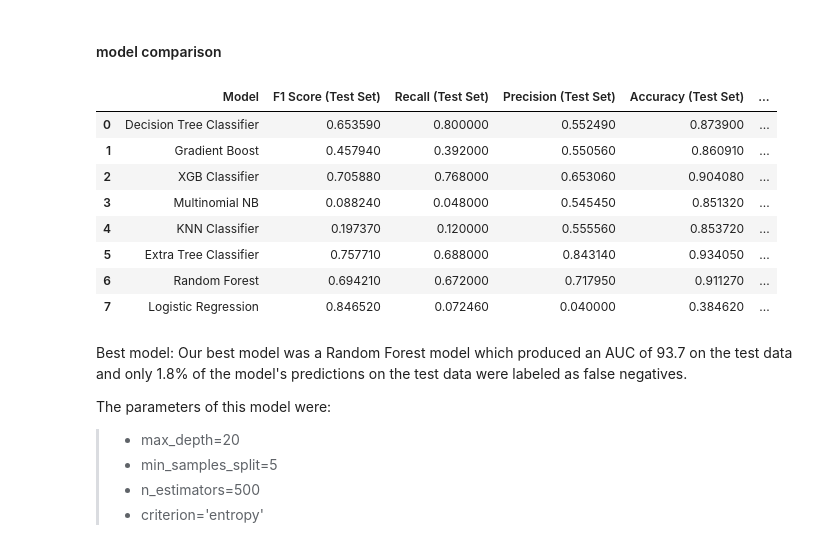
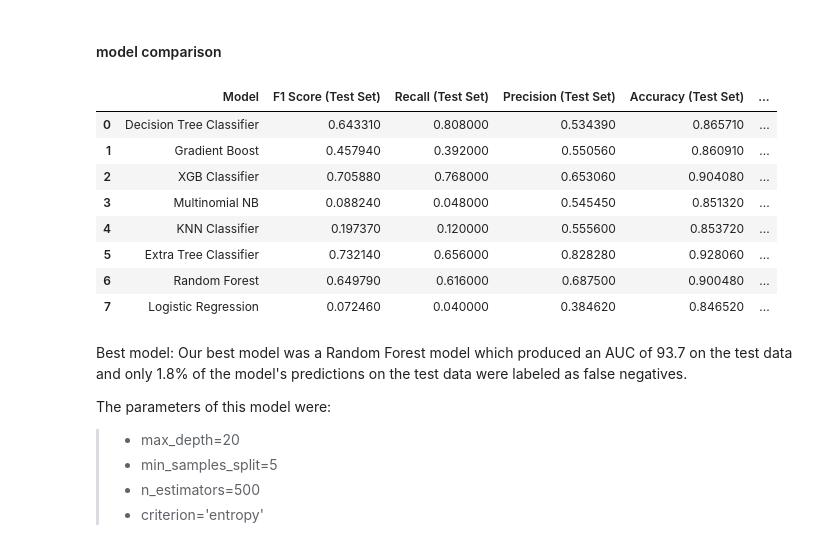
Before and after one commit to Malvis-Kagiri55/phase_3_project, a Jupyter notebook: churn_project.ipynb, the cells around one changed output. Saved outputs shown, nothing was run; the diff lists cells and outputs as text; code cells hidden in the pictures.

```diff
--- a/churn_project.ipynb
+++ b/churn_project.ipynb
@@ -1141,46 +1095,46 @@ Please also refer to the documentation for alternative solver options:
 # import dataframe_image as dfi
 # import nbconvert
 comparison_frame = pd.DataFrame({'Model':['Decision Tree Classifier',
                                           'Gradient Boost',
                                           'XGB Classifier',
                                           'Multinomial NB',
                                           'KNN Classifier',
                                           'Extra Tree Classifier',
                                           'Random Forest',
                                           'Logistic Regression' ],
-                                 'F1 Score (Test Set)':[0.65359, 0.45794, 0.70588, 0.08824, 0.19737, 0.75771, 0.69421, 0.84652],
-                                 'Recall (Test Set)':[0.80000, 0.39200, 0.76800, 0.04800, 0.12000, 0.68800, 0.67200, 0.07246],
-                                 'Precision (Test Set)':[0.55249, 0.55056, 0.65306, 0.54545, 0.55556, 0.84314, 0.71795, 0.04000],
-                                 'Accuracy (Test Set)':[0.8739, 0.86091, 0.90408, 0.85132, 0.85372, 0.93405, 0.91127, 0.38462],
-                                 'AUC (Test Set)':[0.84600, 0.92800, 0.92000, 0.71200, 0.71500, 0.91600, 0.93000, 0.74200]})
+                                 'F1 Score (Test Set)':[0.64331, 0.45794, 0.70588, 0.08824, 0.19737, 0.73214, 0.64979, 0.07246],
+                                 'Recall (Test Set)':[0.80800, 0.39200, 0.76800, 0.04800, 0.12000, 0.65600, 0.61600, 0.04000],
+                                 'Precision (Test Set)':[0.53439, 0.55056, 0.65306, 0.54545, 0.55560, 0.82828, 0.68750, 0.38462],
+                                 'Accuracy (Test Set)':[0.86571, 0.86091, 0.90408, 0.85132, 0.85372, 0.92806, 0.90048, 0.84652],
+                                 'AUC (Test Set)':[0.83300, 0.91400, 0.90600, 0.68400, 0.67700, 0.92500, 0.92600, 0.83400]})
 
 comparison_frame.style.highlight_max(color = 'lightgreen', axis = 0)
 
 
 # from bokeh.io import export_png, export_svgs
 # from bokeh.models import ColumnDataSource, DataTable, TableColumn
 
 # def save_df_as_image(df):
 #     source = ColumnDataSource(df)
 #     df_columns = [df.index.name]
 #     df_columns.extend(df.columns.values)
 #     columns_for_table=[]
 #     for column in df_columns:
 #         columns_for_table.append(TableColumn(field=column, title=column))
 
 #     data_table = DataTable(source=source, columns=columns_for_table,height_policy="auto",width_policy="auto",index_position=None)
 #     export_png(data_table, filename = path)
 # save_df_as_image(table)
 # %% [output]
 |  | Model | F1 Score (Test Set) | Recall (Test Set) | Precision (Test Set) | Accuracy (Test Set) | ... |
-| 0 | Decision Tree Classifier | 0.653590 | 0.800000 | 0.552490 | 0.873900 | ... |
+| 0 | Decision Tree Classifier | 0.643310 | 0.808000 | 0.534390 | 0.865710 | ... |
 | 1 | Gradient Boost | 0.457940 | 0.392000 | 0.550560 | 0.860910 | ... |
 | 2 | XGB Classifier | 0.705880 | 0.768000 | 0.653060 | 0.904080 | ... |
 | 3 | Multinomial NB | 0.088240 | 0.048000 | 0.545450 | 0.851320 | ... |
-| 4 | KNN Classifier | 0.197370 | 0.120000 | 0.555560 | 0.853720 | ... |
-| 5 | Extra Tree Classifier | 0.757710 | 0.688000 | 0.843140 | 0.934050 | ... |
-| 6 | Random Forest | 0.694210 | 0.672000 | 0.717950 | 0.911270 | ... |
-| 7 | Logistic Regression | 0.846520 | 0.072460 | 0.040000 | 0.384620 | ... |
+| 4 | KNN Classifier | 0.197370 | 0.120000 | 0.555600 | 0.853720 | ... |
+| 5 | Extra Tree Classifier | 0.732140 | 0.656000 | 0.828280 | 0.928060 | ... |
+| 6 | Random Forest | 0.649790 | 0.616000 | 0.687500 | 0.900480 | ... |
+| 7 | Logistic Regression | 0.072460 | 0.040000 | 0.384620 | 0.846520 | ... |
 # %% [markdown]
 Best model:
 Our best model was a Random Forest model which produced an AUC of 93.7 on the test data and only 1.8% of the model's predictions on the test data were labeled as false negatives.
```
Also changed, not shown: parts of 24 cells of this notebook, 8 other files.
